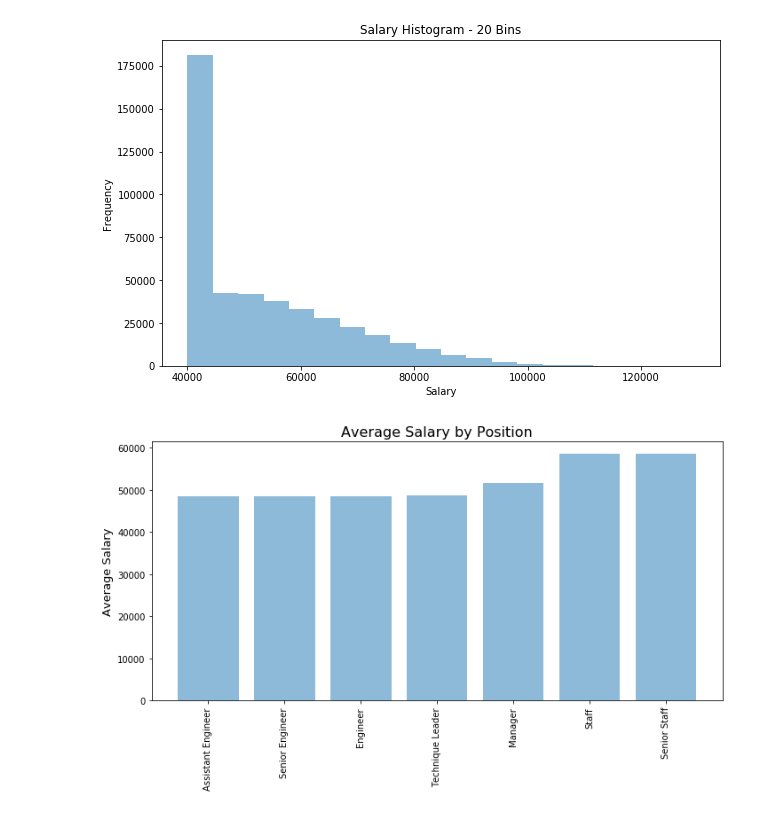
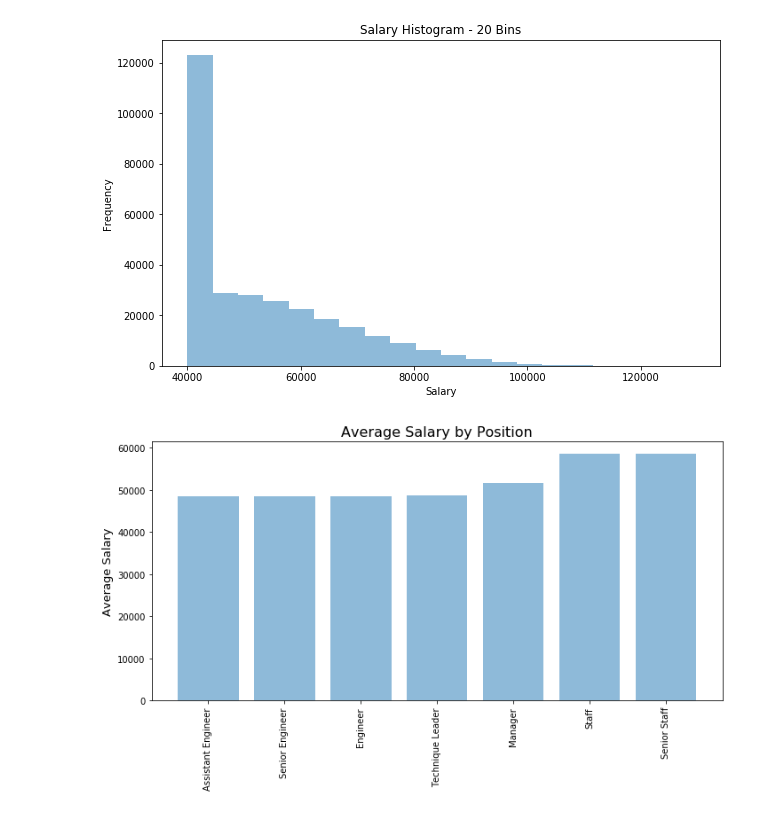
Before and after one commit to hanesy/sql-challenge, a Jupyter notebook: EmployeeSQL/Bonus.ipynb, the cells around one changed output. Cells and saved outputs as stored; diff of their text form; code cells hidden in the pictures.

```diff
--- a/EmployeeSQL/Bonus.ipynb
+++ b/EmployeeSQL/Bonus.ipynb
@@ -21,10 +21,14 @@ def create_pandas_table(sql_query, database = conn):
 
 # Utilize the create_pandas_table function to create a Pandas data frame
 # Store the data as a variable
-salary_info = create_pandas_table("""SELECT employees.emp_no, salaries.salary, titles.title
+average_salary = create_pandas_table("""SELECT employees.emp_no, salaries.salary, titles.title
                                   FROM employees
                                   LEFT JOIN titles ON employees.emp_no = titles.emp_no
                                   LEFT JOIN salaries ON employees.emp_no = salaries.emp_no;""")
+
+salary_range = create_pandas_table("""SELECT employees.emp_no, salaries.salary
+                                  FROM salaries
+                                  LEFT JOIN employees ON salaries.emp_no = employees.emp_no;""")
 
 # Close the cursor and connection to so the server can allocate
 # bandwidth to other requests
@@ -49,11 +69,11 @@ salary_info
 # %%
 # 2. Create a histogram to visualize the most common salary ranges for employees.
 plt.figure(figsize = (10,6))
 plt.title("Salary Histogram - 20 Bins")
 plt.xlabel('Salary')
-ax2 = salary_info["salary"].plot.hist(bins=20, alpha = 0.5)
+ax2 = salary_range["salary"].plot.hist(bins=20, alpha = 0.5)
 plt.savefig("Salary Histogram.png")
 # %% [output]
-[figure, old version]
+[figure, new version]
 # %%
 # 3. Create a bar chart of average salary by title.
```
Also changed, not shown: parts of 4 cells of this notebook, 3 other files.
